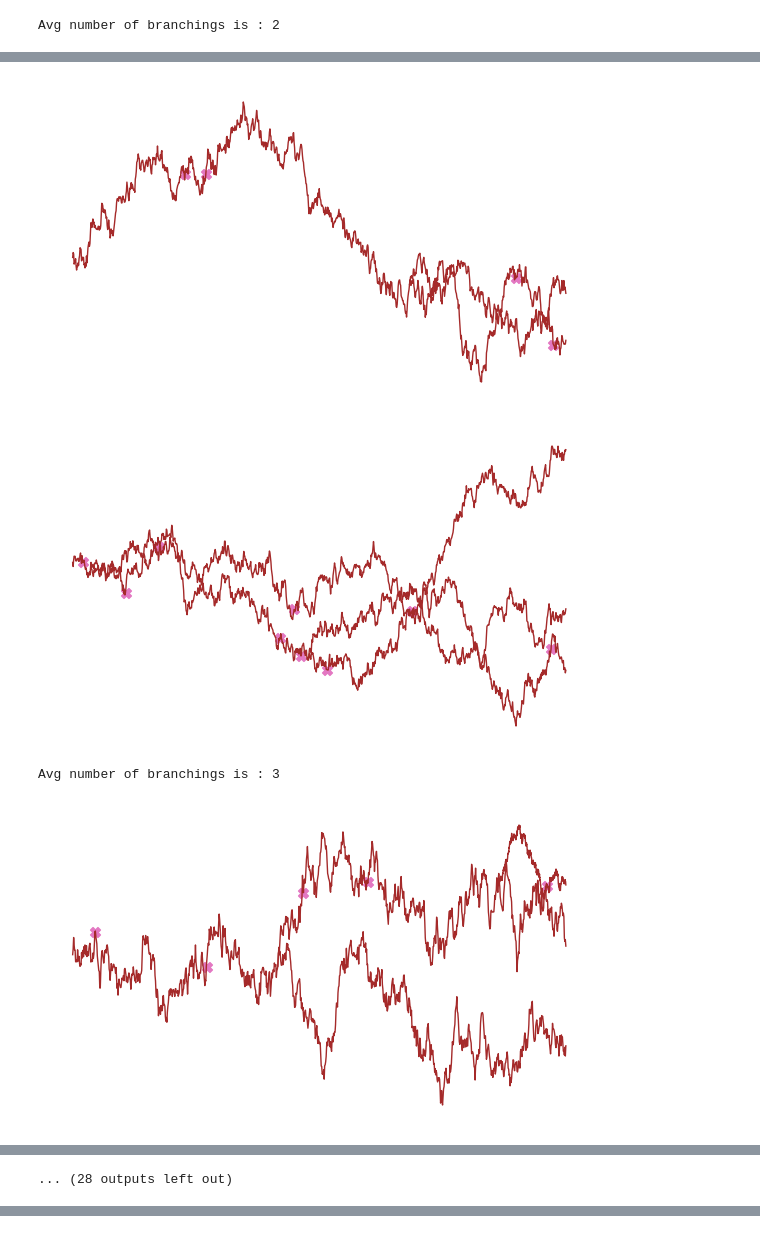
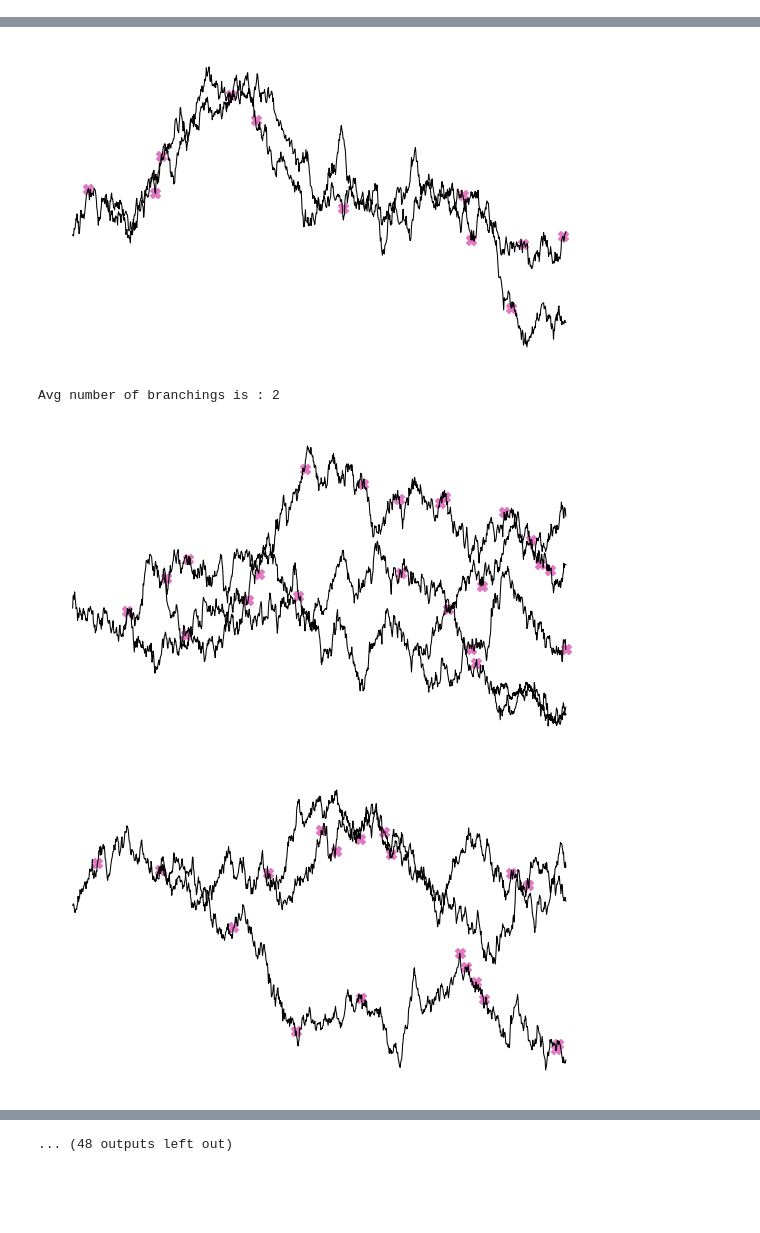
Before and after one commit to cwhelan16/BBMTattoo, a Jupyter notebook: Random flower tattoo.ipynb, the cells around one changed output, grey strips where cells are left out. Saved outputs shown, nothing was run; the diff lists cells and outputs as text; code cells hidden in the pictures; blank space fills up the shorter version.

```diff
--- a/Random flower tattoo.ipynb
+++ b/Random flower tattoo.ipynb
@@ -154,20 +154,20 @@ def create_plots(num_plots,figure_size,branches,blossoms, increments=10000, plot
         plt.grid(False)
         plt.axis('off')
         for k in range(len(list_tlist[m])):
-            plt.plot(list_tlist[m][k],list_xlist[m][k],color=branch_color,linewidth=1)
+            plt.plot(list_tlist[m][k],list_xlist[m][k],color=branch_color,linewidth=0.75)
         if plot_blossoms:
             for k in range(len(list_blossom_tlist[m])):
                 plt.scatter(list_blossom_tlist[m][k],list_blossom_xlist[m][k],marker='X',color=flower_color,s=50)
         plt.show()
 # %%
-num_plots=3
+num_plots=5
 figure_size= (7,4)
 n=1000
-blossoms=3
+blossoms=6
 
-branches_list = [1,2,3,4,10,20,30,40,50,100]
+branches_list = [1,2,3,4,5,10,20,30,40,50]
 for branches in branches_list:
     print('Avg number of branchings is : %d'%(branches))
-    create_plots(num_plots,figure_size,branches,blossoms,increments=n)
+    create_plots(num_plots,figure_size,branches,blossoms,increments=n, branch_color='black')
 # %% [output]
 Avg number of branchings is : 1
@@ -177 +176,0 @@ Avg number of branchings is : 1
-Avg number of branchings is : 2
@@ -179,4 +178,4 @@ Avg number of branchings is : 2
-[figure, old version]
+[figure, new version]
+Avg number of branchings is : 2
-[figure, old version]
+[figure, new version]
-Avg number of branchings is : 3
-[figure, old version]
+[figure, new version]
@@ -185 +183,0 @@ Avg number of branchings is : 3
-... (28 outputs left out)
@@ -185,0 +185 @@ Avg number of branchings is : 3
+... (48 outputs left out)
```
Also changed, not shown: parts of 1 cell of this notebook.
